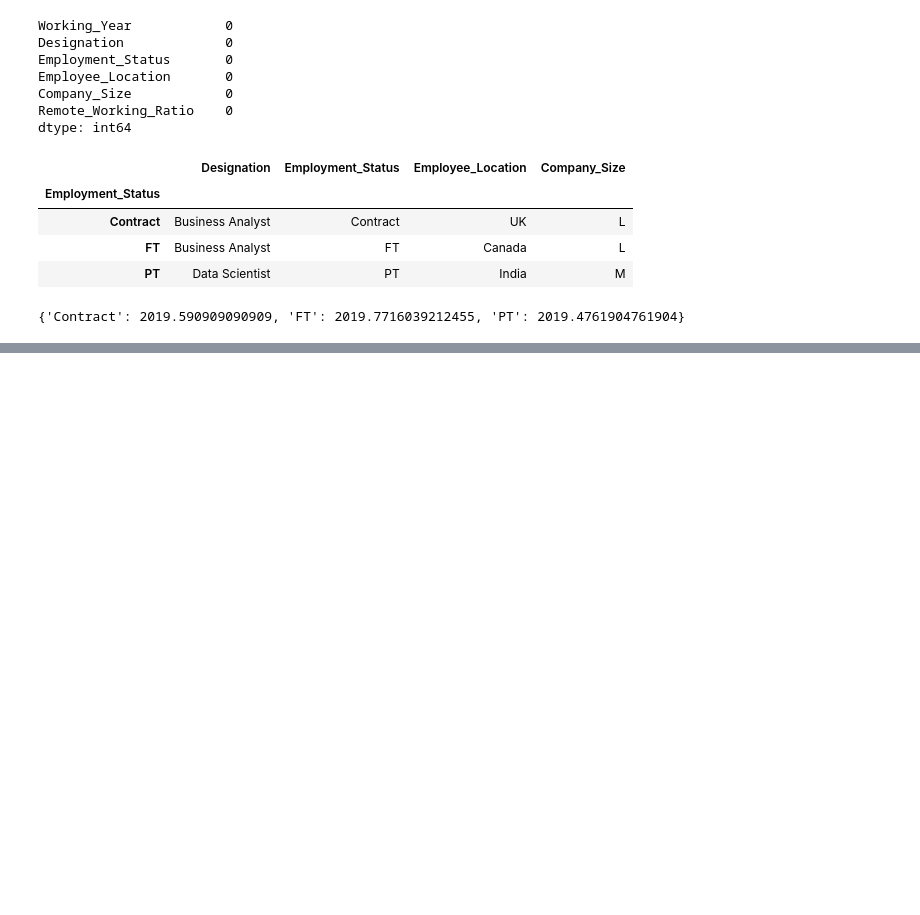
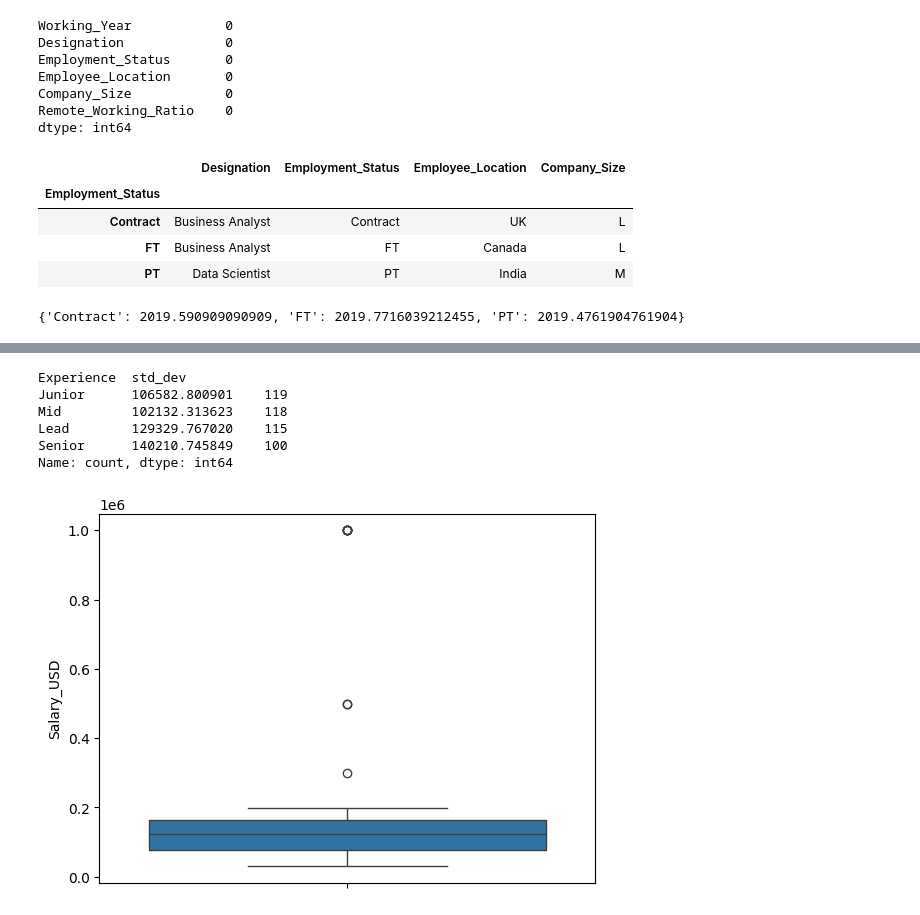
Before and after one commit to Haris-09/Python-Programming, a Jupyter notebook: Exploratory_Data_Analysis.ipynb, the cells around one changed output, grey strips where cells are left out. Saved outputs shown, nothing was run; the diff lists cells and outputs as text; code cells hidden in the pictures; blank space fills up the shorter version.

```diff
--- a/Exploratory_Data_Analysis.ipynb
+++ b/Exploratory_Data_Analysis.ipynb
@@ -433,0 +617,3 @@ salaries['Working_Year'] = salaries['Working_Year'].fillna(salaries['Employment_
+# %%
+salaries = pd.read_csv(file_path+'/salary_data.csv')
+salaries.head()
@@ -433,0 +636,17 @@ salaries['Working_Year'] = salaries['Working_Year'].fillna(salaries['Employment_
+# %%
+# Adding summary statistics into a DataFrame
+salaries['std_dev'] = salaries.groupby('Experience')['Salary_USD'].transform(lambda x: x.std())
+# %%
+print(salaries[['Experience', 'std_dev']].value_counts())
+# %% [output]
+Experience  std_dev
+Junior      106582.800901    119
+Mid         102132.313623    118
+Lead        129329.767020    115
+Senior      140210.745849    100
+Name: count, dtype: int64
+# %%
+sns.boxplot(data=salaries, y='Salary_USD')
+plt.show()
+# %% [output]
+[figure, added]
```
Also changed, not shown: parts of 26 cells of this notebook.
